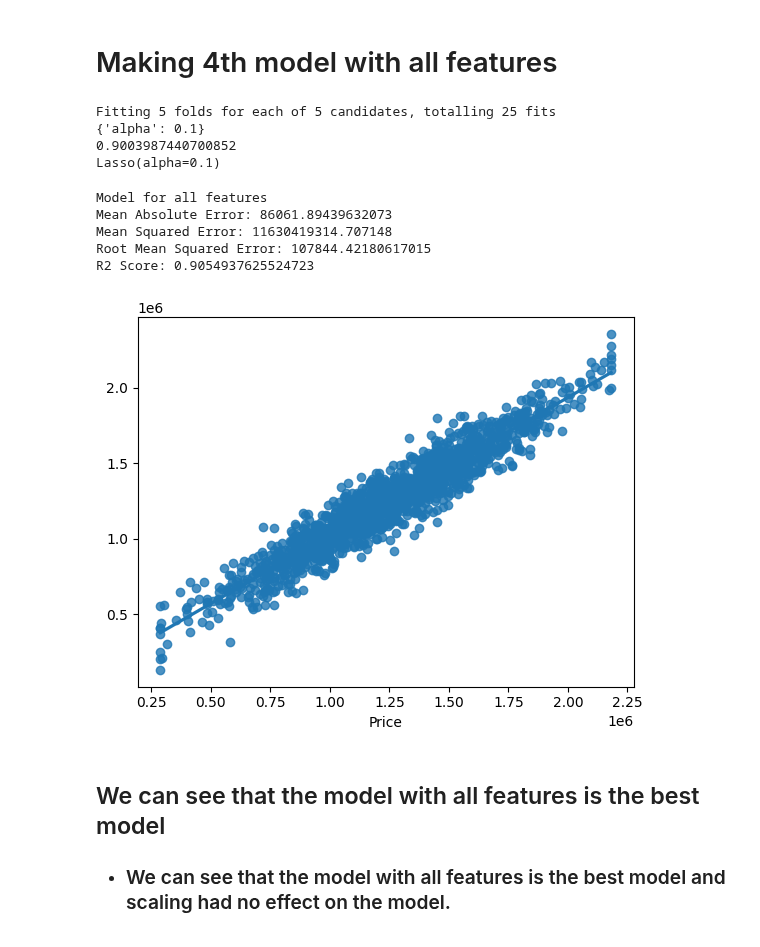
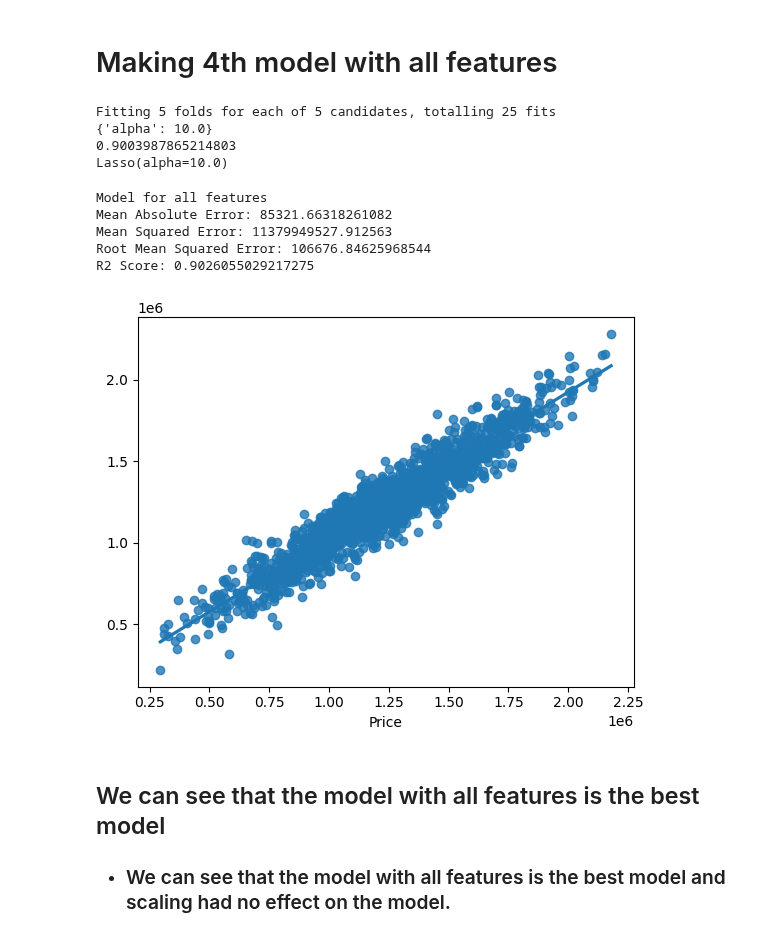
Before and after one commit to Harsh502s/ML-Assignments, a Jupyter notebook: Notebooks/Assignment 2 USA Housing copy 2.ipynb, the cells around one changed output. Saved outputs shown, nothing was run; the diff lists cells and outputs as text; code cells hidden in the pictures.

```diff
--- a/Notebooks/Assignment 2 USA Housing copy 2.ipynb
+++ b/Notebooks/Assignment 2 USA Housing copy 2.ipynb
@@ -323,7 +323,7 @@ model = Lasso()
 
 # Creating the grid search cv
 
-params = {"alpha": [0.1, 0.01, 0.001, 0.0001, 0.00001]}
+params = {"alpha" : [0.1, 0.5, 1.0, 5.0, 10.0]}
 
 grid = GridSearchCV(model, params, cv=5, n_jobs=-1, verbose=1)
 
@@ -338,31 +338,31 @@ print(grid.best_score_)
 print(grid.best_estimator_)
 # %% [output]
 Fitting 5 folds for each of 5 candidates, totalling 25 fits
-{'alpha': 0.1}
-0.9003987440700852
-Lasso(alpha=0.1)
+{'alpha': 10.0}
+0.9003987865214803
+Lasso(alpha=10.0)
 # %%
 # Creating the model for with all features
 
-model = Lasso(alpha=0.1)
+model = Lasso(alpha=10)
 model.fit(X_train, y_train)
 y_pred = model.predict(X_test)
 
 print("Model for all features")
 print("Mean Absolute Error:", mean_absolute_error(y_test, y_pred))
 print("Mean Squared Error:", mean_squared_error(y_test, y_pred))
 print("Root Mean Squared Error:", np.sqrt(mean_squared_error(y_test, y_pred)))
 print("R2 Score:", r2_score(y_test, y_pred))
 print("")
 sns.regplot(x=y_test, y=y_pred)
 plt.show()
 # %% [output]
 Model for all features
-Mean Absolute Error: 86061.89439632073
-Mean Squared Error: 11630419314.707148
-Root Mean Squared Error: 107844.42180617015
-R2 Score: 0.9054937625524723
+Mean Absolute Error: 85321.66318261082
+Mean Squared Error: 11379949527.912563
+Root Mean Squared Error: 106676.84625968544
+R2 Score: 0.9026055029217275
-[figure, old version]
+[figure, new version]
 # %% [markdown]
  ## We can see that the model with all features is the best model
 - ### We can see that the model with all features is the best model and scaling had no effect on the model.
```
Also changed, not shown: 1 other file.
